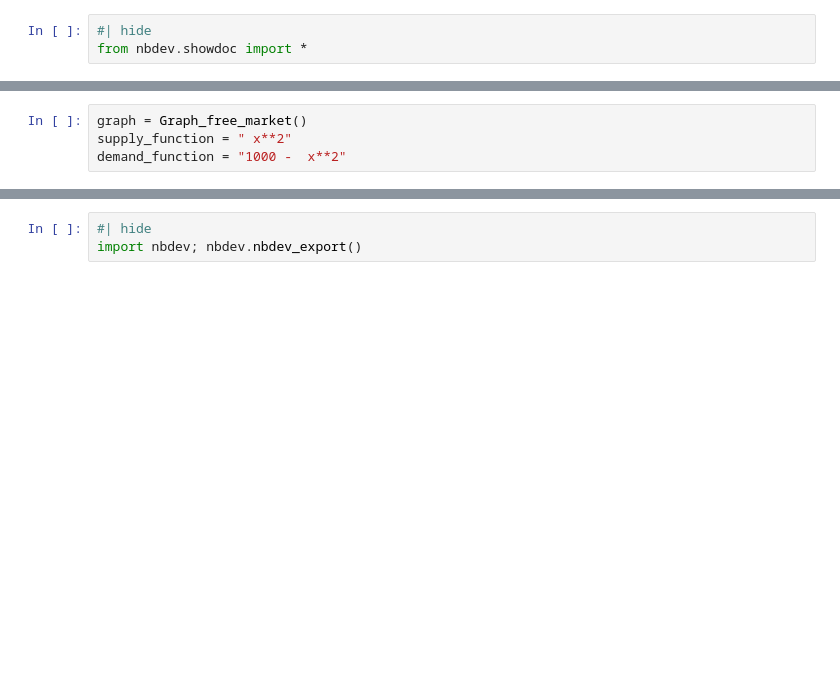
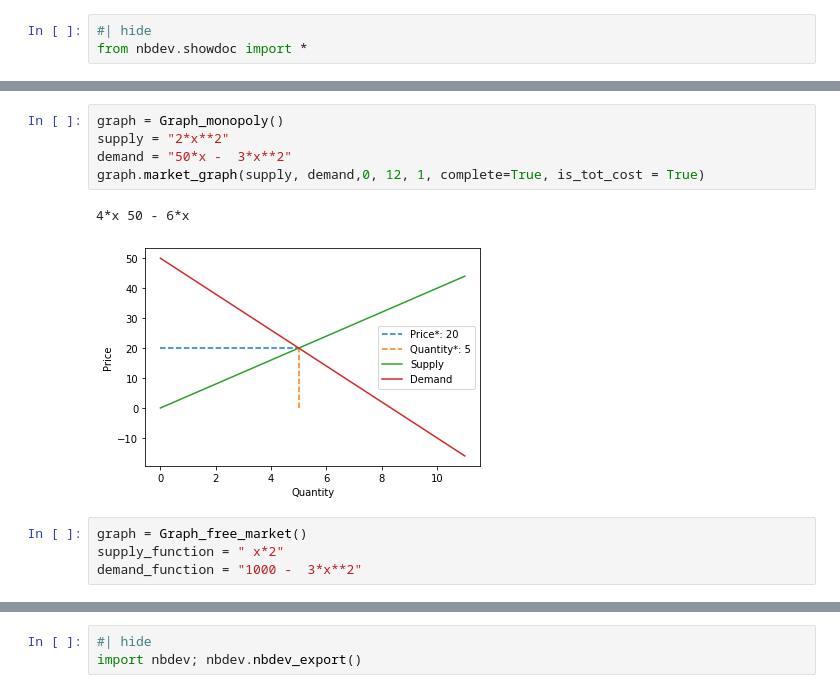
Before and after one commit to uh2000/graphs_for_economics, a Jupyter notebook: nbs/00_core.ipynb, the cells around one changed output, grey strips where cells are left out. Drawn from its saved outputs; the diff is of its cells as text; blank space fills up the shorter version.

Commit message:
added monopoly

```diff
--- a/nbs/00_core.ipynb
+++ b/nbs/00_core.ipynb
@@ -159,7 +221,15 @@ class Graph_free_market:
+# %%
+graph = Graph_monopoly()
+supply = "2*x**2"
+demand = "50*x -  3*x**2"
+graph.market_graph(supply, demand,0, 12, 1, complete=True, is_tot_cost = True)
+# %% [output]
+4*x 50 - 6*x
+[figure, added]
 # %%
 graph = Graph_free_market()
-supply_function = " x**2"
-demand_function = "1000 -  x**2"
+supply_function = " x*2"
+demand_function = "1000 -  3*x**2"
 # %%
 
 
```
Also changed, not shown: parts of 5 cells of this notebook, 6 other files.
